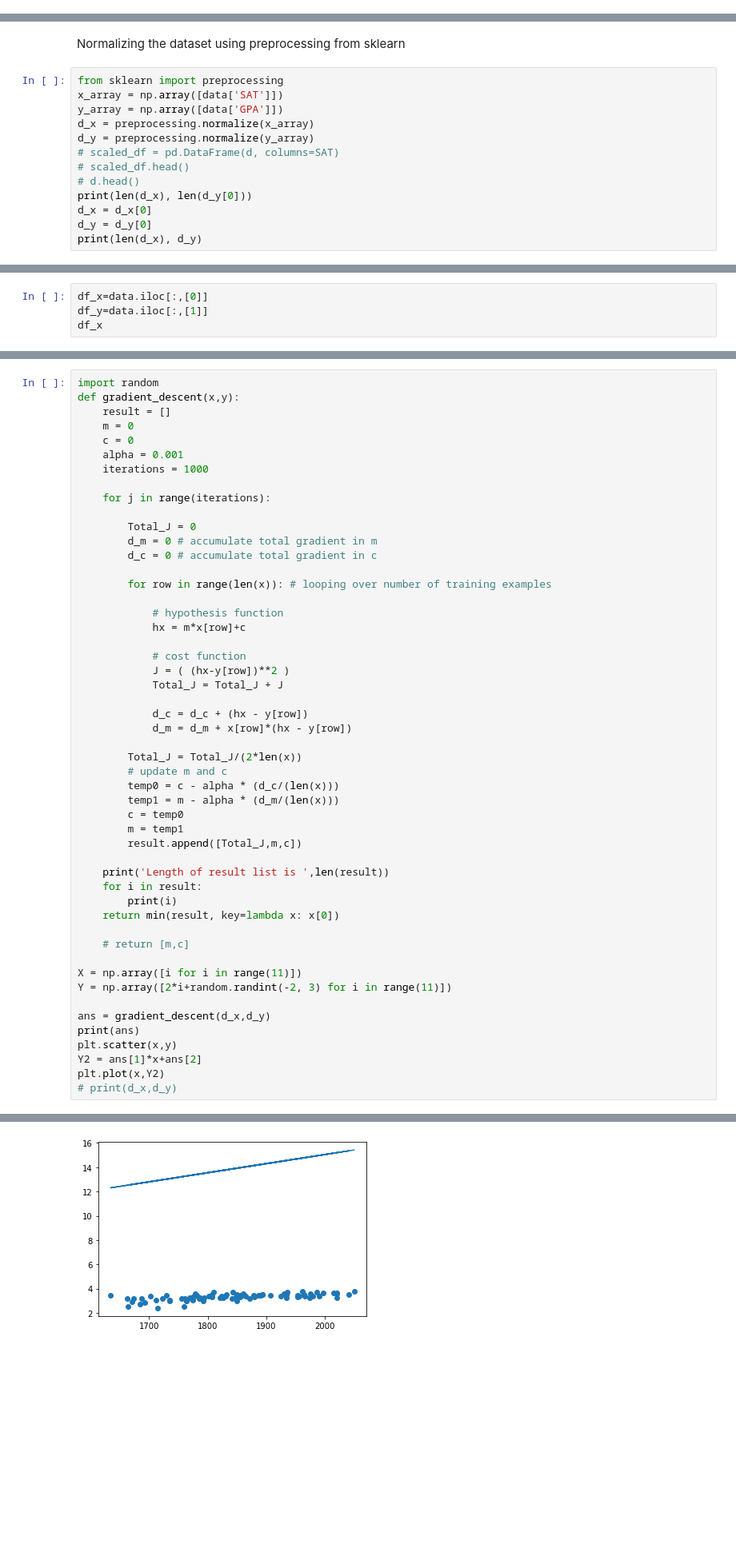
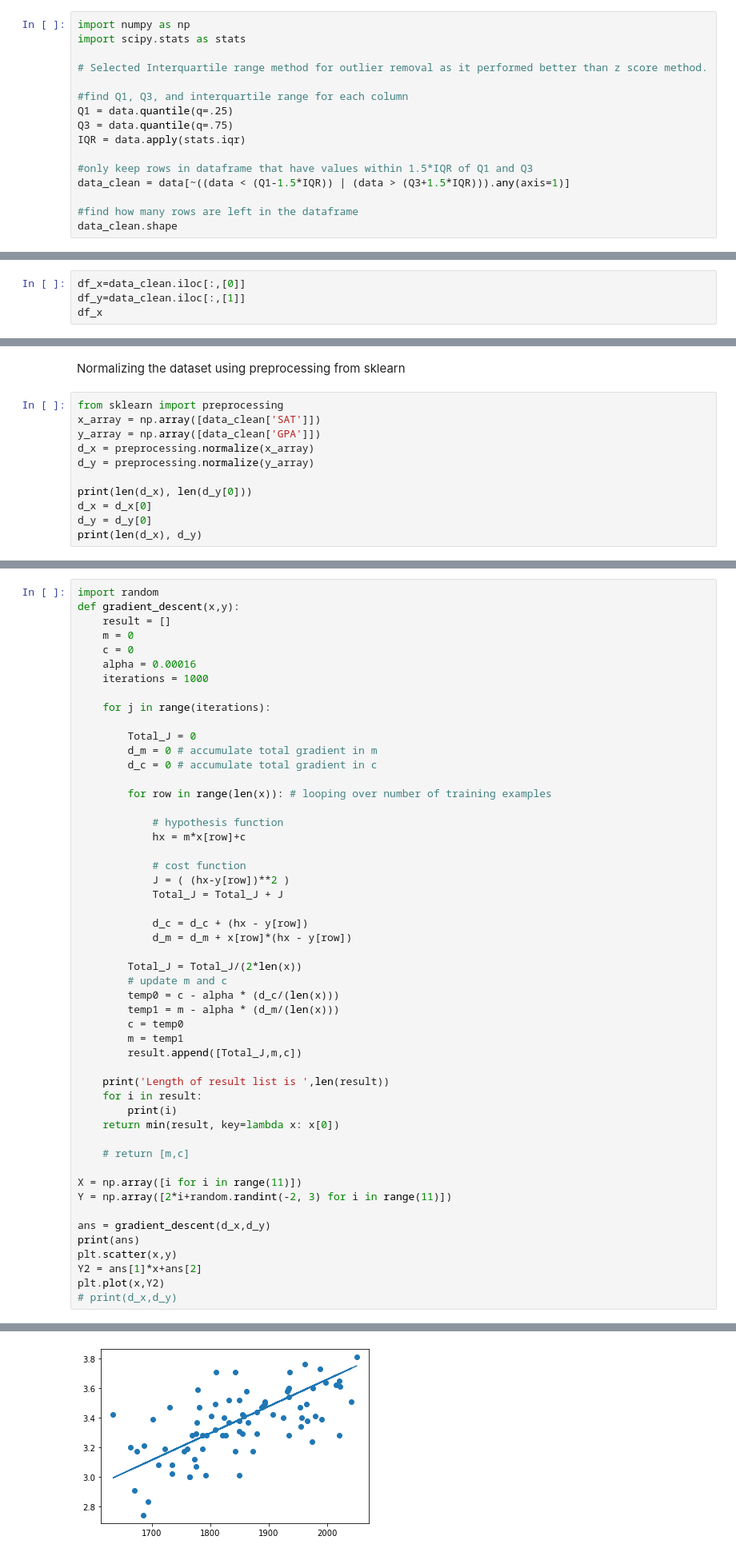
Before and after one commit to Ali-Rizvi-1/Gradient-Descent, a Jupyter notebook: main.ipynb, the cells around one changed output, grey strips where cells are left out. Shown: that part at 80% size. Cells and saved outputs as stored; diff of their text form; blank space fills up the shorter version.

```diff
--- a/main.ipynb
+++ b/main.ipynb
@@ -5,0 +21,16 @@ data = pd.read_csv("LinearRegressionData.csv")
+# %%
+import numpy as np
+import scipy.stats as stats
+
+# Selected Interquartile range method for outlier removal as it performed better than z score method.
+
+#find Q1, Q3, and interquartile range for each column
+Q1 = data.quantile(q=.25)
+Q3 = data.quantile(q=.75)
+IQR = data.apply(stats.iqr)
+
+#only keep rows in dataframe that have values within 1.5*IQR of Q1 and Q3
+data_clean = data[~((data < (Q1-1.5*IQR)) | (data > (Q3+1.5*IQR))).any(axis=1)]
+
+#find how many rows are left in the dataframe
+data_clean.shape
@@ -5,0 +44,4 @@ data = pd.read_csv("LinearRegressionData.csv")
+# %%
+df_x=data_clean.iloc[:,[0]]
+df_y=data_clean.iloc[:,[1]]
+df_x
@@ -7,13 +63,11 @@ data = pd.read_csv("LinearRegressionData.csv")
 Normalizing the dataset using preprocessing from sklearn
 # %%
 from sklearn import preprocessing
-x_array = np.array([data['SAT']])
-y_array = np.array([data['GPA']])
+x_array = np.array([data_clean['SAT']])
+y_array = np.array([data_clean['GPA']])
 d_x = preprocessing.normalize(x_array)
 d_y = preprocessing.normalize(y_array)
-# scaled_df = pd.DataFrame(d, columns=SAT)
-# scaled_df.head()
-# d.head()
+
 print(len(d_x), len(d_y[0]))
 d_x = d_x[0]
 d_y = d_y[0]
@@ -47,4 +90,0 @@ data.head()
-# %%
-df_x=data.iloc[:,[0]]
-df_y=data.iloc[:,[1]]
-df_x
@@ -77,7 +113,7 @@ def gradient_descent(x,y):
     result = []
     m = 0
     c = 0
-    alpha = 0.001
+    alpha = 0.00016
     iterations = 1000
 
     for j in range(iterations):
@@ -143,5 +179,5 @@ Length of result list is  1000
 [<matplotlib.lines.Line2D at 0x...>]
-[figure, old version]
+[figure, new version]
 # %%
 # Implementation of gradient descent in linear regression
 # This code borrowed from https://www.geeksforgeeks.org/gradient-descent-in-linear-regression/
```
Also changed, not shown: parts of 12 cells of this notebook.
